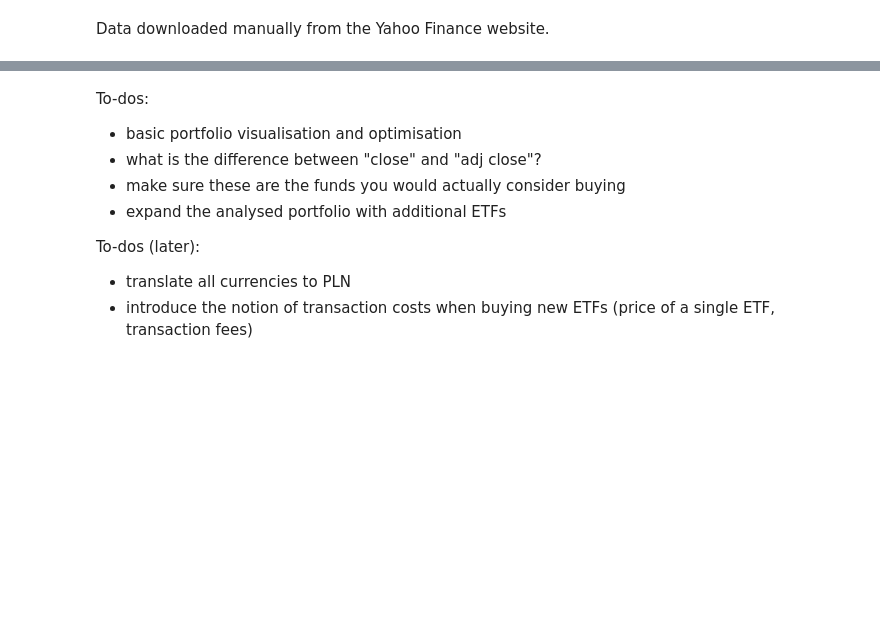
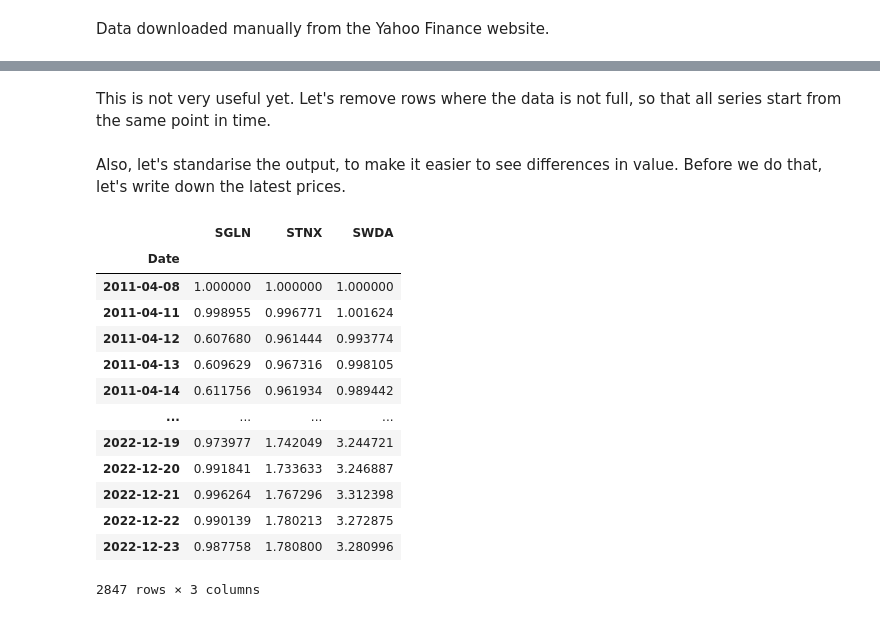
Before and after one commit to michaltkaczyk/etf-portfolio-optimisation, a Jupyter notebook: main.ipynb, the cells around one changed output, grey strips where cells are left out. Cells and saved outputs as stored; diff of their text form; code cells hidden in the pictures; blank space fills up the shorter version.

```diff
--- a/main.ipynb
+++ b/main.ipynb
@@ -45,11 +35,2 @@ sns.lineplot(data = etf_df)
-# %% [markdown]
-To-dos:
-
-- basic portfolio visualisation and optimisation
-- what is the difference between "close" and "adj close"?
-- make sure these are the funds you would actually consider buying
-- expand the analysed portfolio with additional ETFs
-
-To-dos (later):
-- translate all currencies to PLN
-- introduce the notion of transaction costs when buying new ETFs (price of a single ETF, transaction fees)
+# %% [markdown]
+This is not very useful yet. Let's remove rows where the data is not full, so that all series start from the same point in time.
@@ -55,0 +42,2 @@ To-dos (later):
+# %% [markdown]
+ Also, let's standarise the output, to make it easier to see differences in value. Before we do that, let's write down the latest prices.
@@ -55,0 +48,17 @@ To-dos (later):
+# %%
+etf_df
+# %% [output]
+|  | SGLN | STNX | SWDA |
+| Date |  |  |  |
+| 2011-04-08 | 1.000000 | 1.000000 | 1.000000 |
+| 2011-04-11 | 0.998955 | 0.996771 | 1.001624 |
+| 2011-04-12 | 0.607680 | 0.961444 | 0.993774 |
+| 2011-04-13 | 0.609629 | 0.967316 | 0.998105 |
+| 2011-04-14 | 0.611756 | 0.961934 | 0.989442 |
+| ... | ... | ... | ... |
+| 2022-12-19 | 0.973977 | 1.742049 | 3.244721 |
+| 2022-12-20 | 0.991841 | 1.733633 | 3.246887 |
+| 2022-12-21 | 0.996264 | 1.767296 | 3.312398 |
+| 2022-12-22 | 0.990139 | 1.780213 | 3.272875 |
+| 2022-12-23 | 0.987758 | 1.780800 | 3.280996 |
+2847 rows × 3 columns
```
Also changed, not shown: parts of 16 cells of this notebook.
